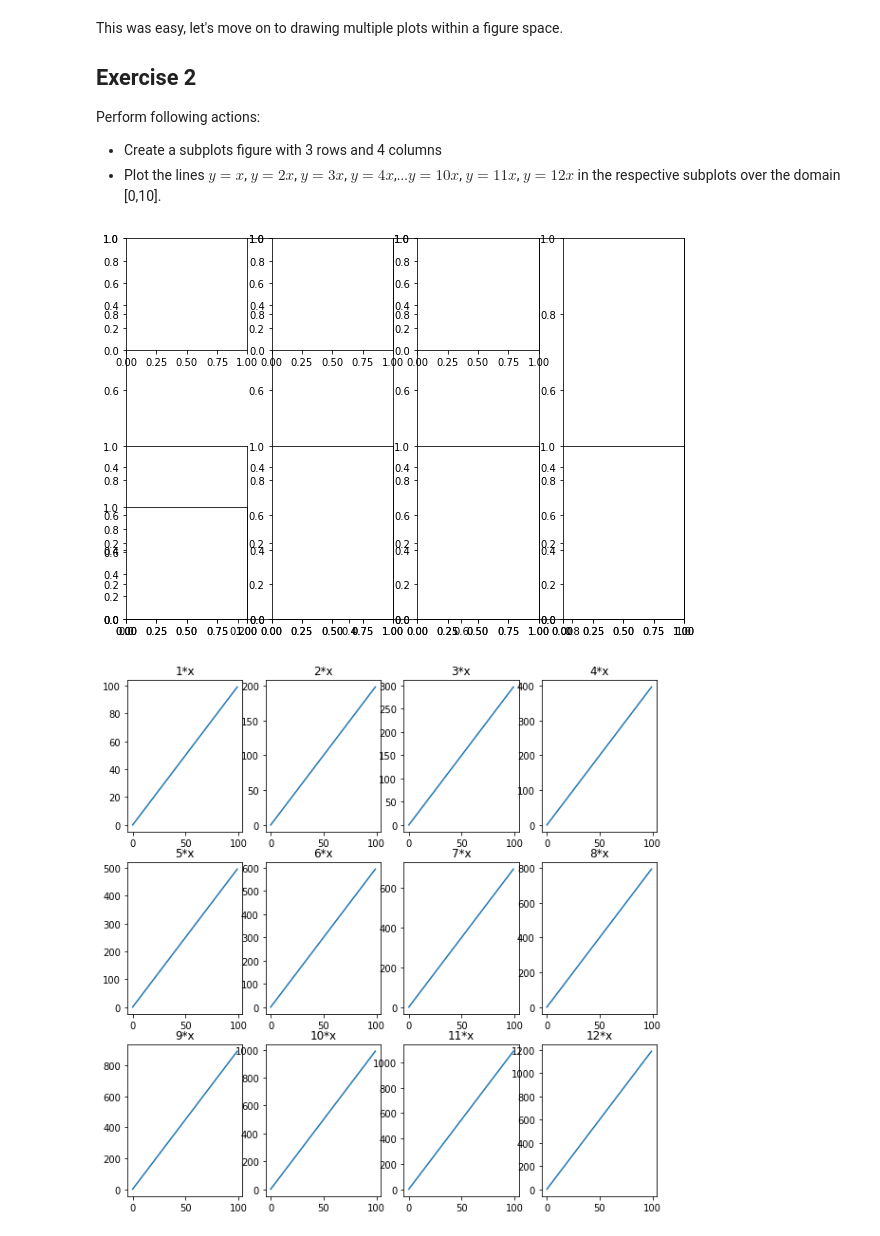
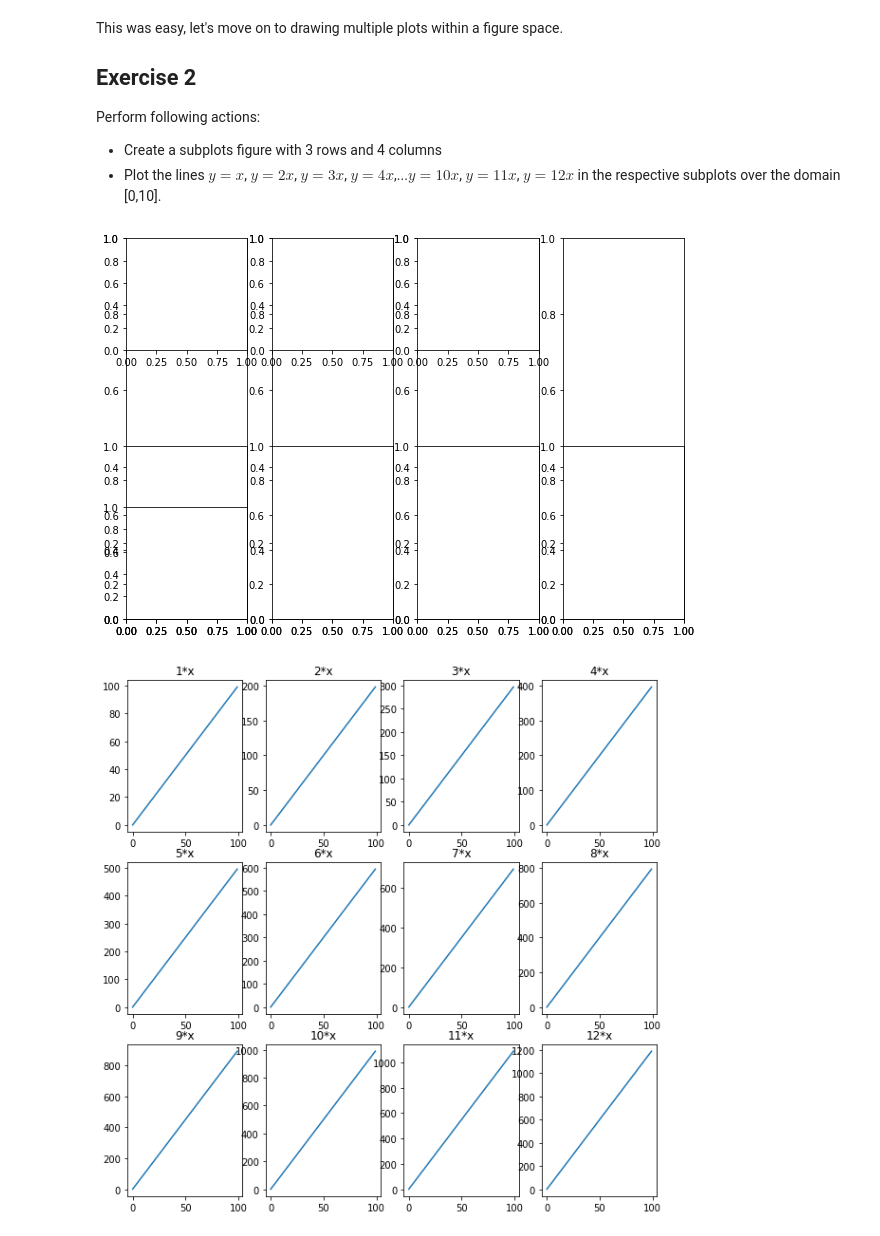
Before and after one commit to OsterMendel/dsc-more-practice-with-matplotlib-lab-nyc-ds-021720, a Jupyter notebook: index.ipynb, the cells around one changed output. Drawn from its saved outputs; the diff is of its cells as text; code cells hidden in the pictures.

```diff
--- a/index.ipynb
+++ b/index.ipynb
@@ -86,20 +86,20 @@ Perform following actions:
 * Plot the lines $y=x$, $y=2x$, $y=3x$, $y=4x$,...$y=10x$, $y=11x$, $y=12x$ in the respective subplots over the domain [0,10].
 # %%
 nfig = plt.figure(figsize=(10,7))
-ax1 = nfig.add_subplot(111)
+ax1 = nfig.add_subplot(141)
 ax2 = nfig.add_subplot(142)
 ax3 = nfig.add_subplot(143)
 ax4 = nfig.add_subplot(144)
 ax5 = nfig.add_subplot(245)
 ax6 = nfig.add_subplot(246)
 ax7 = nfig.add_subplot(247)
 ax8 = nfig.add_subplot(248)
 ax9 = nfig.add_subplot(349)
 ax10 = nfig.add_subplot(341)
 ax11 = nfig.add_subplot(342)
 ax12 = nfig.add_subplot(343)
 # %% [output]
-[figure, old version]
+[figure, new version]
 # %%
 # %% [output]
 [figure]
```
